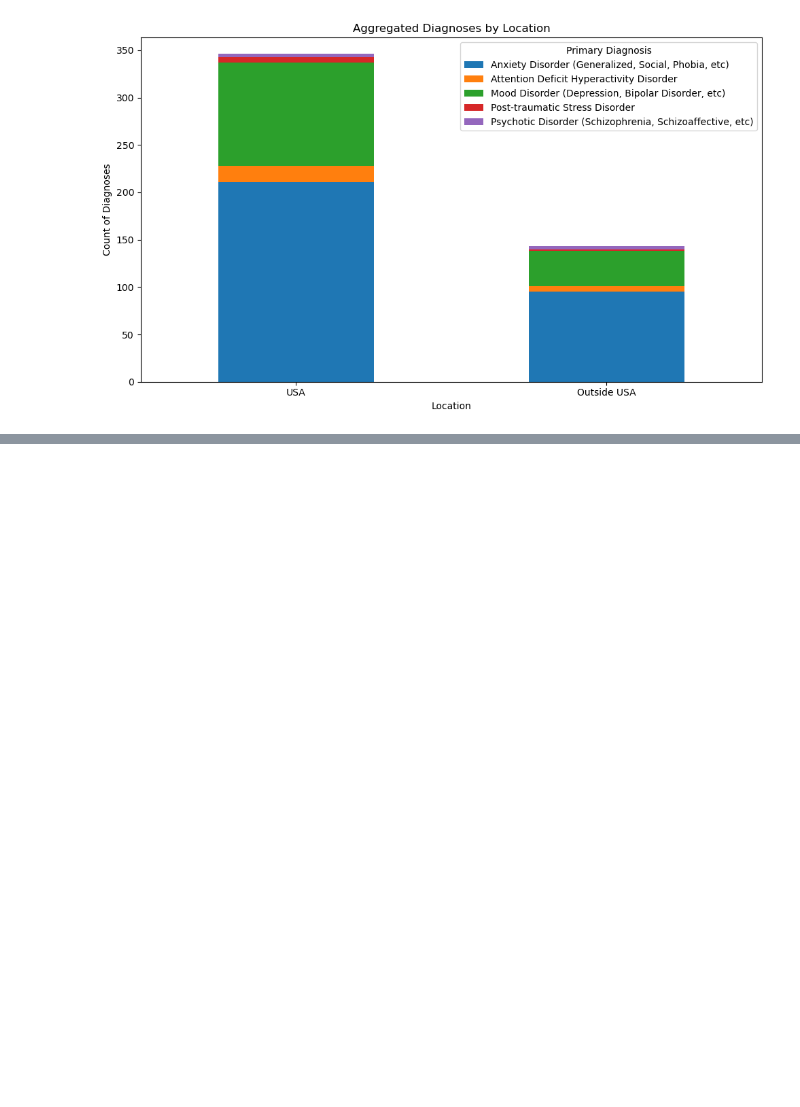
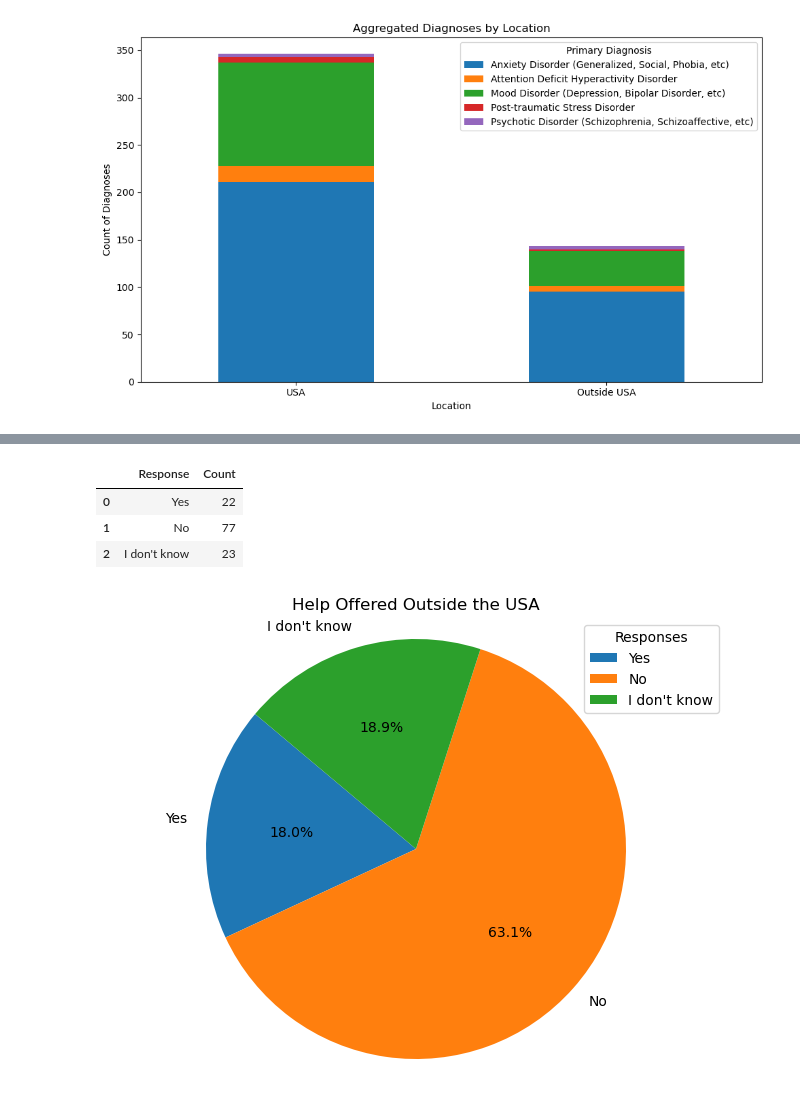
Before and after one commit to Keegawho198/Project-1_Mental-Health, a Jupyter notebook: Keegan.ipynb, the cells around one changed output, grey strips where cells are left out. Drawn from its saved outputs; the diff is of its cells as text; code cells hidden in the pictures; blank space fills up the shorter version.

```diff
--- a/Keegan.ipynb
+++ b/Keegan.ipynb
@@ -521,0 +550,10 @@ combined_counts
+# %%
+#check how many have help offered Outside of USA
+Outside_USA_helpOffer_df = diagnosis_location_df[(diagnosis_location_df['Location'] != 'United States of America') &
+                         (diagnosis_location_df['Help offered?'] == 'Yes')].copy()
+
+# Get responses/ make sure only yes returns
+Outside_USA_helpOffer_count = Outside_USA_helpOffer_df['Help offered?'].unique()
+#print(Outside_USA_helpOffer_count)
+Outside_USA_helpOffer_count = Outside_USA_helpOffer_df['Help offered?'].value_counts()
+Outside_USA_helpOffer_count
@@ -521,0 +664,38 @@ combined_counts
+# %%
+# Combine all responses for Outside of USA
+
+# Create a DataFrame for Yes responses
+yes_count_outside = Outside_USA_helpOffer_df['Help offered?'].value_counts().get('Yes', 0)
+
+# No help or don't know outside USA
+No_Outside_USA_helpOffer_df = diagnosis_location_df[
+    (diagnosis_location_df['Location'] != 'United States of America') &
+    ((diagnosis_location_df['Help offered?'] == 'No') |
+     (diagnosis_location_df['Help offered?'] == "I don't know"))
+].copy()
+
+# Get counts for No and I don't know
+no_count_outside = No_Outside_USA_helpOffer_df['Help offered?'].value_counts().get('No', 0)
+idk_count_outside = No_Outside_USA_helpOffer_df['Help offered?'].value_counts().get("I don't know", 0)
+
+# Create DataFrame for combined counts
+combined_outside_offer_df = pd.DataFrame({
+    'Response': ['Yes', 'No', "I don't know"],
+    'Count': [yes_count_outside, no_count_outside, idk_count_outside]
+})
+combined_outside_offer_df
+# %% [output]
+|  | Response | Count |
+| 0 | Yes | 22 |
+| 1 | No | 77 |
+| 2 | I don't know | 23 |
+# %%
+# Pie chart
+plt.figure(figsize=(8, 6))
+plt.pie(combined_outside_offer_df['Count'], labels=combined_outside_offer_df['Response'], autopct='%1.1f%%', startangle=140)
+plt.title('Help Offered Outside the USA')
+plt.axis('equal')  # Equal aspect ratio ensures that pie chart is circular
+plt.legend(combined_outside_offer_df['Response'], title="Responses", loc="upper right")
+plt.show()
+# %% [output]
+[figure, added]
```
Also changed, not shown: parts of 19 cells of this notebook.
